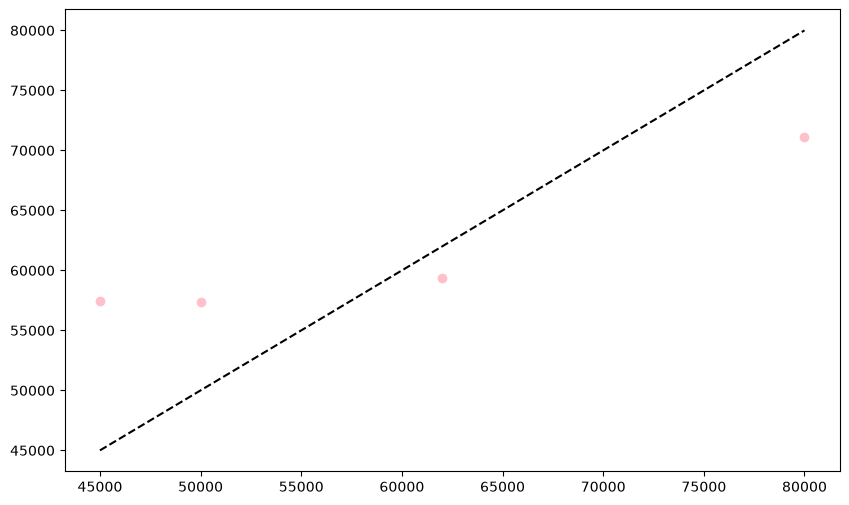
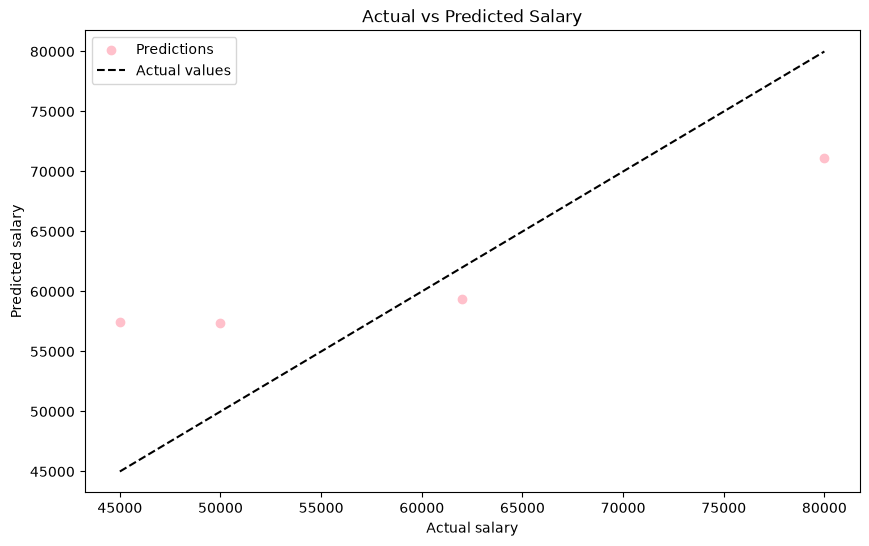
Unified diff of the notebook cell whose output changed from the first chart to the second:
--- before
+++ after
@@ -1,3 +1,7 @@
 plt.figure(figsize=(10,6))
+plt.xlabel("Actual salary")
+plt.ylabel("Predicted salary")
+plt.title("Actual vs Predicted Salary")
 plt.scatter(results["Actual salary"],results["Predicted Salary"], color = 'pink', marker='o', label="Predictions")
 plt.plot([results['Actual salary'].min(),results['Actual salary'].max()],[results['Actual salary'].min(),results['Actual salary'].max()],color= 'black', linestyle= "--", label="Actual values")
+plt.legend()

Commit: Add graph of Actual vs Predicted salary